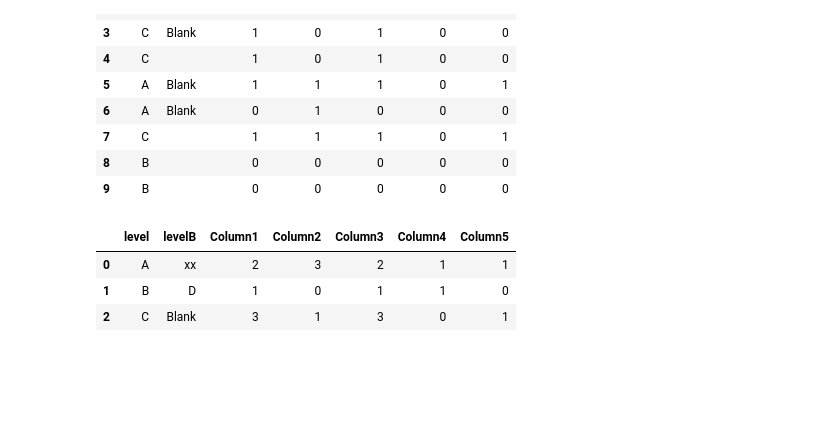
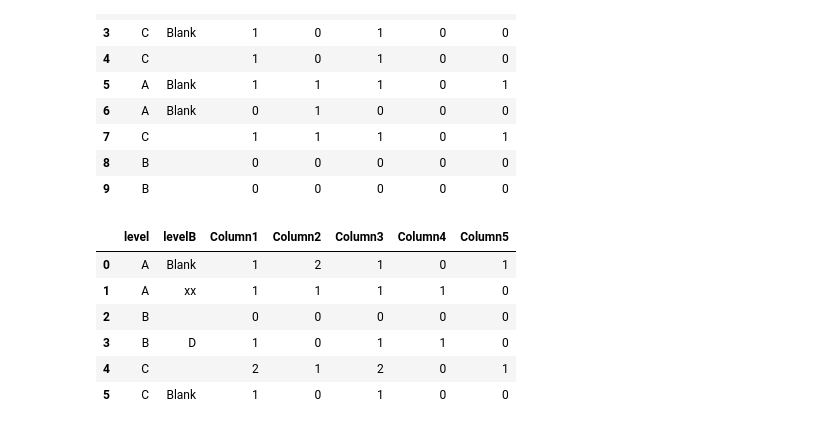
Before and after one commit to Abdelhamid2c/Automation-of-Data-Integration, a Jupyter notebook: Notebooks/MMSTA_separator_Pandas.ipynb, the cells around one changed output. Cells and saved outputs as stored; diff of their text form; code cells hidden in the pictures; blank space fills up the shorter version.

```diff
--- a/Notebooks/MMSTA_separator_Pandas.ipynb
+++ b/Notebooks/MMSTA_separator_Pandas.ipynb
@@ -354,11 +331,20 @@ df_new
 | 8 | B |  | 0 | 0 | 0 | 0 | 0 |
 | 9 | B |  | 0 | 0 | 0 | 0 | 0 |
 # %%
+df_grouped = df_new.groupby(['level','levelB']).agg({
+    'Column1': 'sum',
+    'Column2': 'sum',
+    'Column3': 'sum',
+    'Column4': 'sum',
+    'Column5': 'sum',
 
-
+}).reset_index()
 df_grouped
 # %% [output]
 |  | level | levelB | Column1 | Column2 | Column3 | Column4 | Column5 |
-| 0 | A | xx | 2 | 3 | 2 | 1 | 1 |
-| 1 | B | D | 1 | 0 | 1 | 1 | 0 |
-| 2 | C | Blank | 3 | 1 | 3 | 0 | 1 |
+| 0 | A | Blank | 1 | 2 | 1 | 0 | 1 |
+| 1 | A | xx | 1 | 1 | 1 | 1 | 0 |
+| 2 | B |  | 0 | 0 | 0 | 0 | 0 |
+| 3 | B | D | 1 | 0 | 1 | 1 | 0 |
+| 4 | C |  | 2 | 1 | 2 | 0 | 1 |
+| 5 | C | Blank | 1 | 0 | 1 | 0 | 0 |
```
Also changed, not shown: parts of 17 cells of this notebook.
